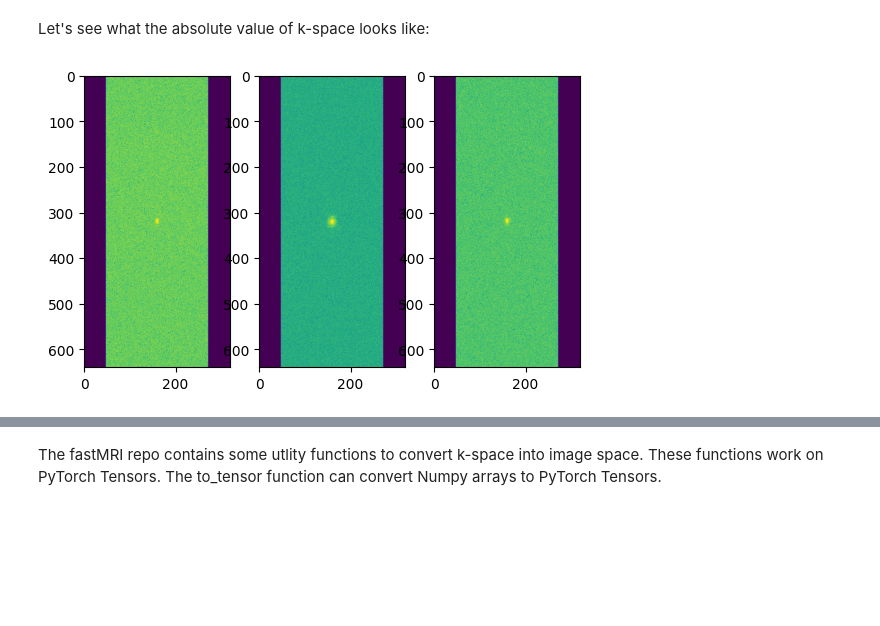
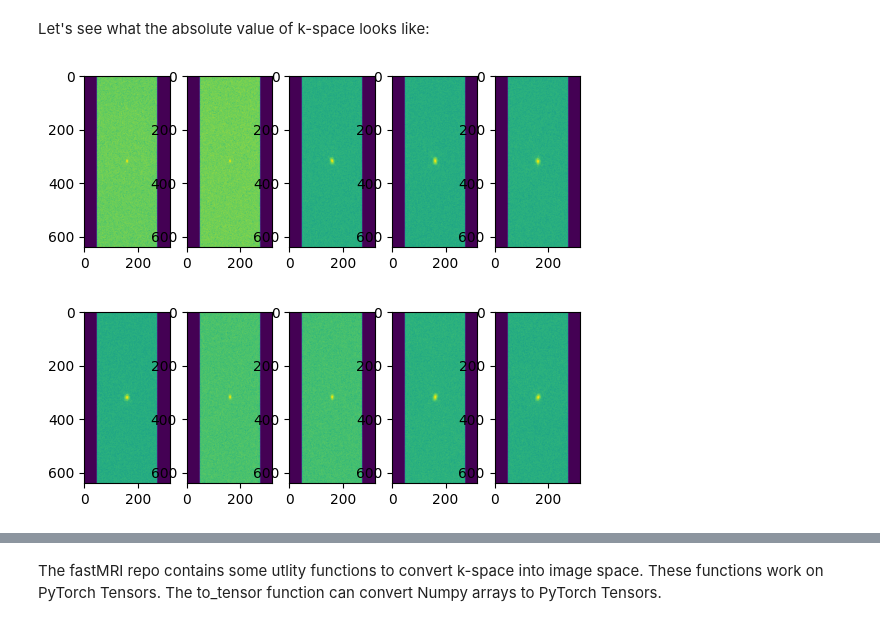
Before and after one commit to TianrunUOM/Github-Colab-test, a Jupyter notebook: fastMRI_tutorial.ipynb, the cells around one changed output, grey strips where cells are left out. Saved outputs shown, nothing was run; the diff lists cells and outputs as text; code cells hidden in the pictures; blank space fills up the shorter version.

```diff
--- a/fastMRI_tutorial.ipynb
+++ b/fastMRI_tutorial.ipynb
@@ -60,6 +60,10 @@ def show_coils(data, slice_nums, cmap=None):
         plt.subplot(1, len(slice_nums), i + 1)
         plt.imshow(data[num], cmap=cmap)
 # %%
-show_coils(np.log(np.abs(slice_kspace) + 1e-9), [0, 5, 10])  # This shows coils 0, 5 and 10
+show_coils(np.log(np.abs(slice_kspace) + 1e-9), [0,1,2,3,4])  # This shows coils 0, 5 and 10
 # %% [output]
-[figure, old version]
+[figure, new version]
+# %%
+show_coils(np.log(np.abs(slice_kspace) + 1e-9), [5,6,7,8,9])  # This shows coils 0, 5 and 10
+# %% [output]
+[figure, added]
```
Also changed, not shown: parts of 8 cells of this notebook.
